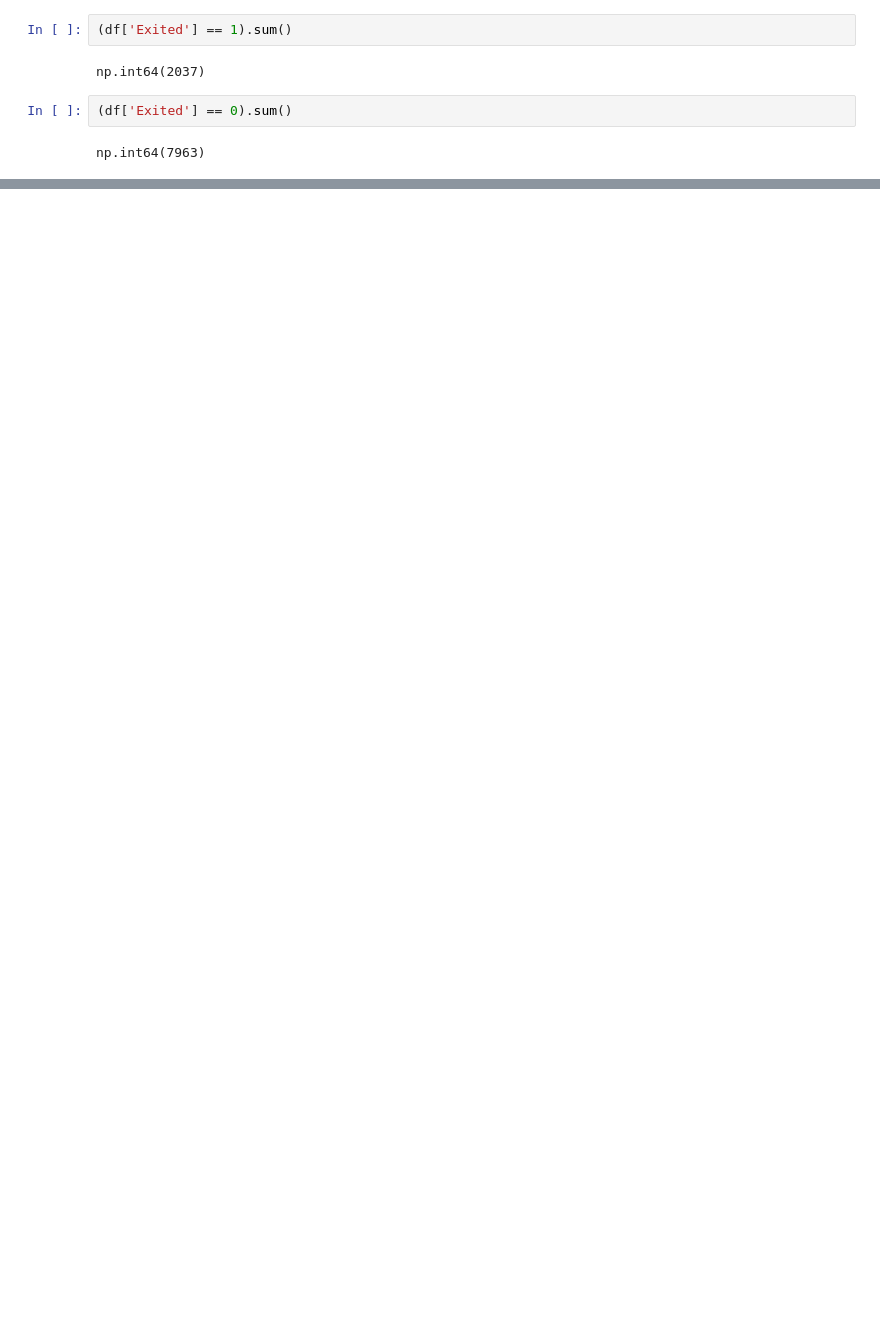
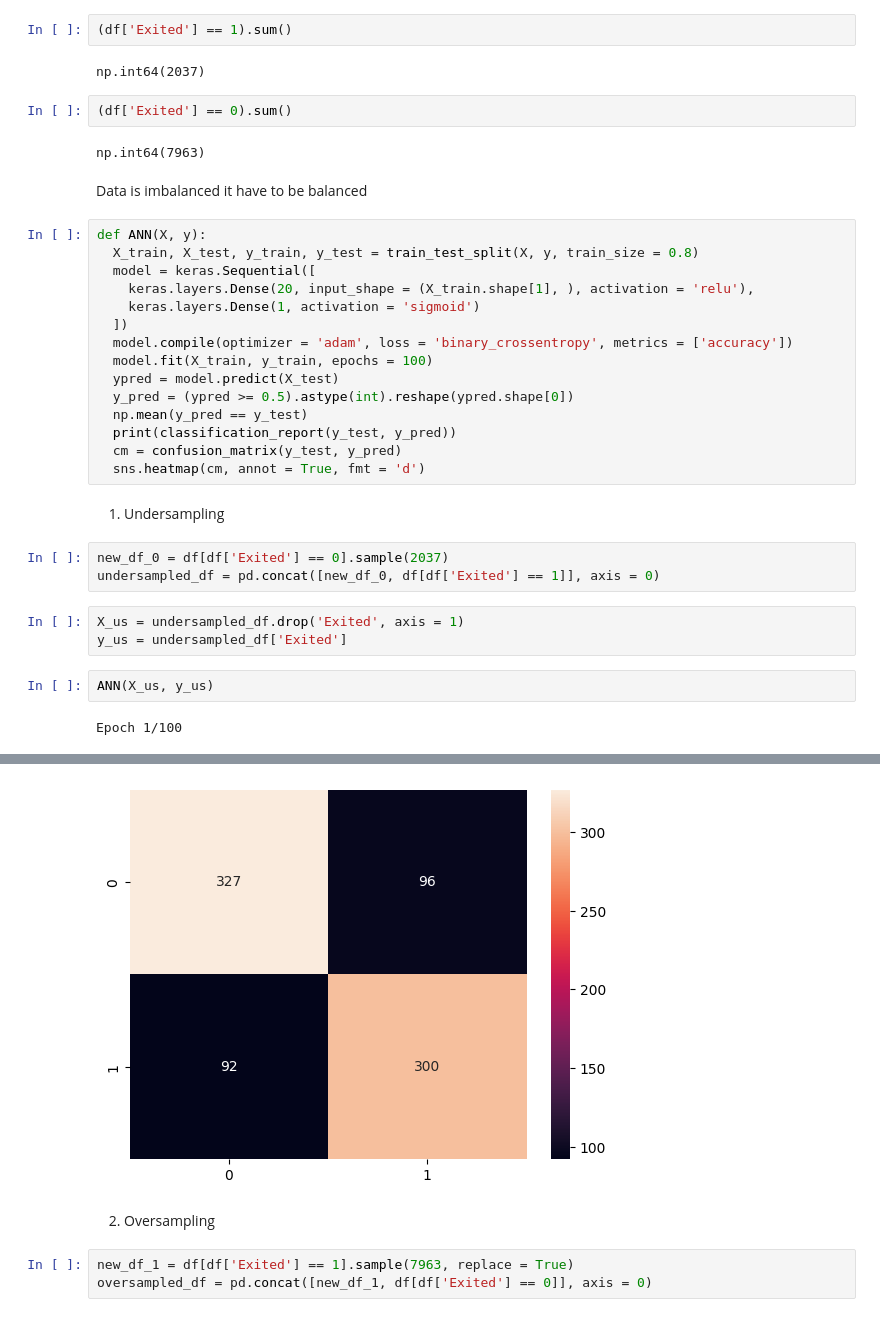
Before and after one commit to Anishvel123/customer-churn-prediction-dl, a Jupyter notebook: customer_churn_prediction_ann_banking_dataset.ipynb, the cells around one changed output, grey strips where cells are left out. Cells and saved outputs as stored; diff of their text form; blank space fills up the shorter version.

Commit message:
handling data imbalance

```diff
--- a/customer_churn_prediction_ann_banking_dataset.ipynb
+++ b/customer_churn_prediction_ann_banking_dataset.ipynb
@@ -187,3 +188,32 @@ np.int64(2037)
 (df['Exited'] == 0).sum()
 # %% [output]
 np.int64(7963)
+# %% [markdown]
+Data is imbalanced it have to be balanced
+# %%
+def ANN(X, y):
+  X_train, X_test, y_train, y_test = train_test_split(X, y, train_size = 0.8)
+  model = keras.Sequential([
+    keras.layers.Dense(20, input_shape = (X_train.shape[1], ), activation = 'relu'),
+    keras.layers.Dense(1, activation = 'sigmoid')
+  ])
+  model.compile(optimizer = 'adam', loss = 'binary_crossentropy', metrics = ['accuracy'])
+  model.fit(X_train, y_train, epochs = 100)
+  ypred = model.predict(X_test)
+  y_pred = (ypred >= 0.5).astype(int).reshape(ypred.shape[0])
+  np.mean(y_pred == y_test)
+  print(classification_report(y_test, y_pred))
+  cm = confusion_matrix(y_test, y_pred)
+  sns.heatmap(cm, annot = True, fmt = 'd')
+# %% [markdown]
+1. Undersampling
+# %%
+new_df_0 = df[df['Exited'] == 0].sample(2037)
+undersampled_df = pd.concat([new_df_0, df[df['Exited'] == 1]], axis = 0)
+# %%
+X_us = undersampled_df.drop('Exited', axis = 1)
+y_us = undersampled_df['Exited']
+# %%
+ANN(X_us, y_us)
+# %% [output]
+Epoch 1/100
@@ -189,0 +237,6 @@ np.int64(7963)
+[figure, added]
+# %% [markdown]
+2. Oversampling
+# %%
+new_df_1 = df[df['Exited'] == 1].sample(7963, replace = True)
+oversampled_df = pd.concat([new_df_1, df[df['Exited'] == 0]], axis = 0)
```
Also changed, not shown: parts of 16 cells of this notebook.
